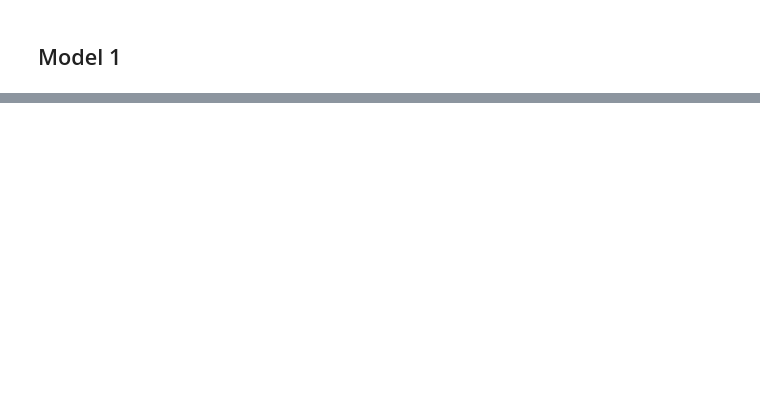
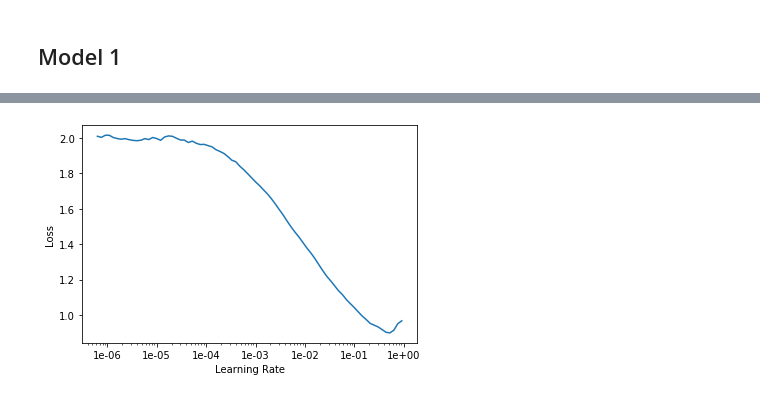
Before and after one commit to kdorichev/deeplearning, a Jupyter notebook: 01_mnist.ipynb, the cells around one changed output, grey strips where cells are left out. Drawn from its saved outputs; the diff is of its cells as text; code cells hidden in the pictures; blank space fills up the shorter version.

```diff
--- a/01_mnist.ipynb
+++ b/01_mnist.ipynb
@@ -81,0 +66,2 @@ notebook2script()
+# %%
+learner = cnn_learner(data, models.resnet18, metrics=[accuracy])
@@ -81,0 +93,4 @@ notebook2script()
+# %%
+learner.recorder.plot()
+# %% [output]
+[figure, added]
```
Also changed, not shown: parts of 14 cells of this notebook, 1 other file.
